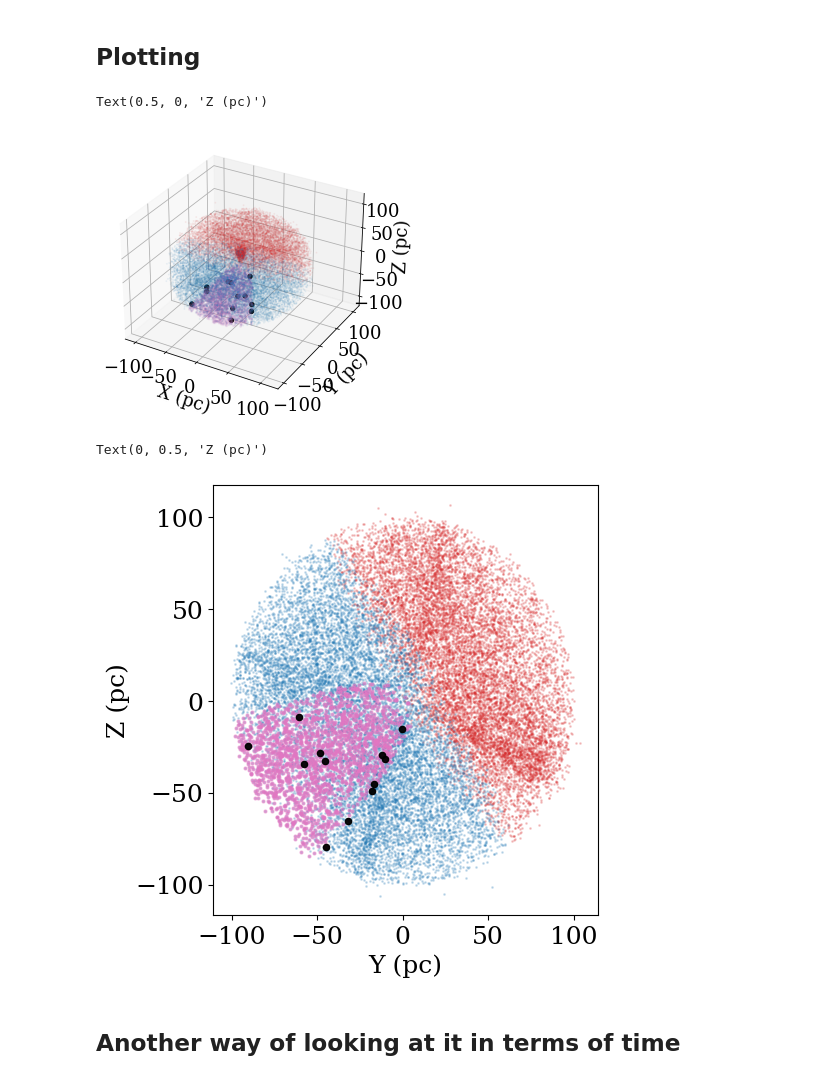
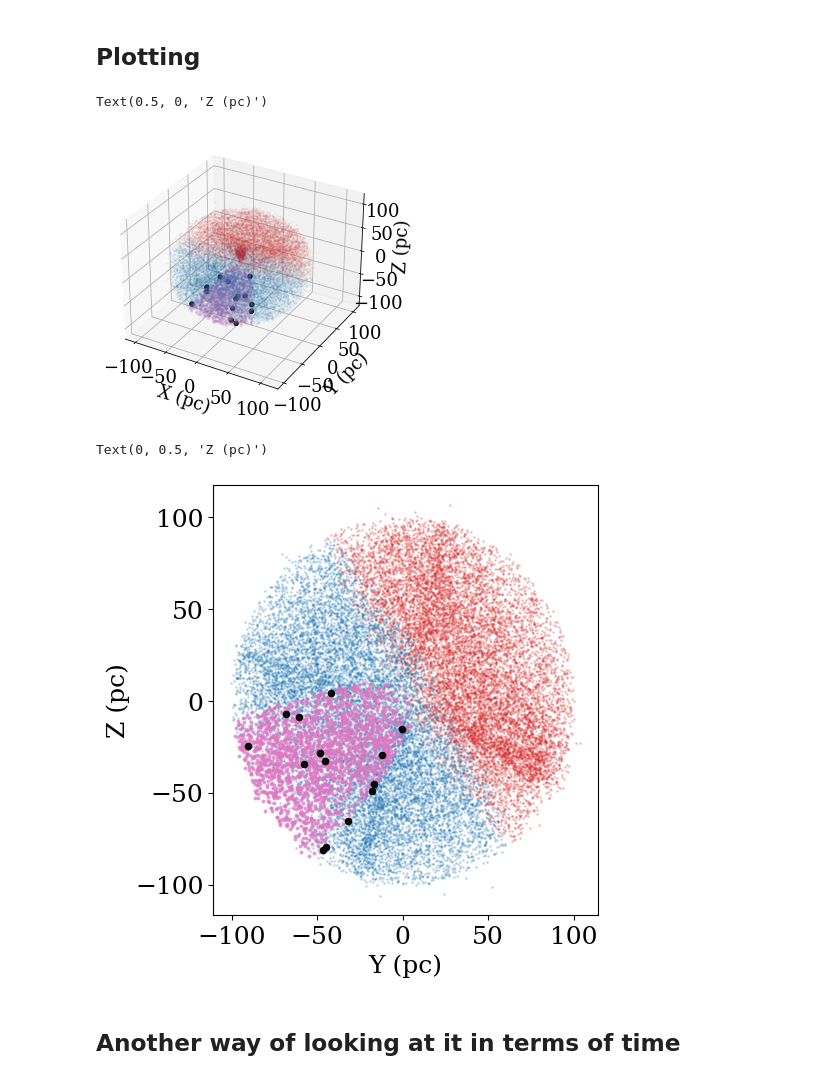
Before and after one commit to anilipour/Gaia-DR3-Time-Domain-SETI, a Jupyter notebook: SN1987A_Ellipsoid_Variable.ipynb, the cells around one changed output. Saved outputs shown, nothing was run; the diff lists cells and outputs as text; code cells hidden in the pictures.

```diff
--- a/SN1987A_Ellipsoid_Variable.ipynb
+++ b/SN1987A_Ellipsoid_Variable.ipynb
@@ -64,7 +64,7 @@ GCNS = Table.read(GCNS_file, format='fits')
 # %%
 c1 = SkyCoord(ra = GCNS['ra'],
               dec = GCNS['dec'],
-              distance = GCNS['dist_50'],
+              distance = GCNS['dist'],
               frame = 'icrs')
 # in degrees, degrees, kpc
 # %%
@@ -108,7 +108,7 @@ print(a-c) # should be half the value of dt above, but in lyr
 # %% [markdown]
 #### GCNS Star Geometric Properties
 # %%
-d1 = (GCNS['dist_50']) # dist to GCNS stars (in kpc)
+d1 = (GCNS['dist']) # dist to GCNS stars (in kpc)
 
 d2 = c1.separation_3d(c0) # dist from all GCNS stars to SN 1987A
 # %%
@@ -157,32 +157,32 @@ These are similar fractions to those from all GCNS stars (i.e. not just variable
 # %%
 fig = plt.figure(figsize=(5,5))
 ax = fig.add_subplot(111, projection='3d')
 
-ax.scatter(GCNS['xcoord_50'][SNNO], GCNS['ycoord_50'][SNNO], GCNS['zcoord_50'][SNNO], c='C3', s=1, alpha=0.05, rasterized=True)
-ax.scatter(GCNS['xcoord_50'][SNYES], GCNS['ycoord_50'][SNYES], GCNS['zcoord_50'][SNYES], c='C0', s=1, alpha=0.05, rasterized=True)
-ax.scatter(GCNS['xcoord_50'][EYES], GCNS['ycoord_50'][EYES], GCNS['zcoord_50'][EYES], c='C6', s=4, alpha=0.1, rasterized=True)
-ax.scatter(GCNS['xcoord_50'][OYES], GCNS['ycoord_50'][OYES], GCNS['zcoord_50'][OYES], c='k', s=20, alpha=0.95, rasterized=True)
+ax.scatter(GCNS['x'][SNNO], GCNS['y'][SNNO], GCNS['z'][SNNO], c='C3', s=1, alpha=0.05, rasterized=True)
+ax.scatter(GCNS['x'][SNYES], GCNS['y'][SNYES], GCNS['z'][SNYES], c='C0', s=1, alpha=0.05, rasterized=True)
+ax.scatter(GCNS['x'][EYES], GCNS['y'][EYES], GCNS['z'][EYES], c='C6', s=4, alpha=0.1, rasterized=True)
+ax.scatter(GCNS['x'][OYES], GCNS['y'][OYES], GCNS['z'][OYES], c='k', s=20, alpha=0.95, rasterized=True)
 ax.set_xlabel('X (pc)')
 ax.set_ylabel('Y (pc)')
 ax.set_zlabel('Z (pc)')
 # %% [output]
 Text(0.5, 0, 'Z (pc)')
-[figure, old version]
+[figure, new version]
 # %%
 fig = plt.figure(dpi=100,figsize=(5,5), constrained_layout=True)
 ax.remove()
 ax = fig.add_subplot()
 
-ax.scatter(GCNS['ycoord_50'][SNNO], GCNS['zcoord_50'][SNNO], c='C3', s=1, alpha=0.2, rasterized=True)
-ax.scatter(GCNS['ycoord_50'][SNYES], GCNS['zcoord_50'][SNYES], c='C0', s=1, alpha=0.2, rasterized=True)
-ax.scatter(GCNS['ycoord_50'][EYES], GCNS['zcoord_50'][EYES], c='C6', s=4, alpha=0.5, rasterized=True)
-ax.scatter(GCNS['ycoord_50'][OYES], GCNS['zcoord_50'][OYES], c='k', s=20, alpha=0.95, rasterized=True)
+ax.scatter(GCNS['y'][SNNO], GCNS['z'][SNNO], c='C3', s=1, alpha=0.2, rasterized=True)
+ax.scatter(GCNS['y'][SNYES], GCNS['z'][SNYES], c='C0', s=1, alpha=0.2, rasterized=True)
+ax.scatter(GCNS['y'][EYES], GCNS['z'][EYES], c='C6', s=4, alpha=0.5, rasterized=True)
+ax.scatter(GCNS['y'][OYES], GCNS['z'][OYES], c='k', s=20, alpha=0.95, rasterized=True)
 
 ax.set_xlabel('Y (pc)')
 ax.set_ylabel('Z (pc)')
 # %% [output]
 Text(0, 0.5, 'Z (pc)')
-[figure, old version]
+[figure, new version]
 # %% [markdown]
 ## Another way of looking at it in terms of time
 # %%
```
Also changed, not shown: parts of 17 cells of this notebook, 2 other files.
